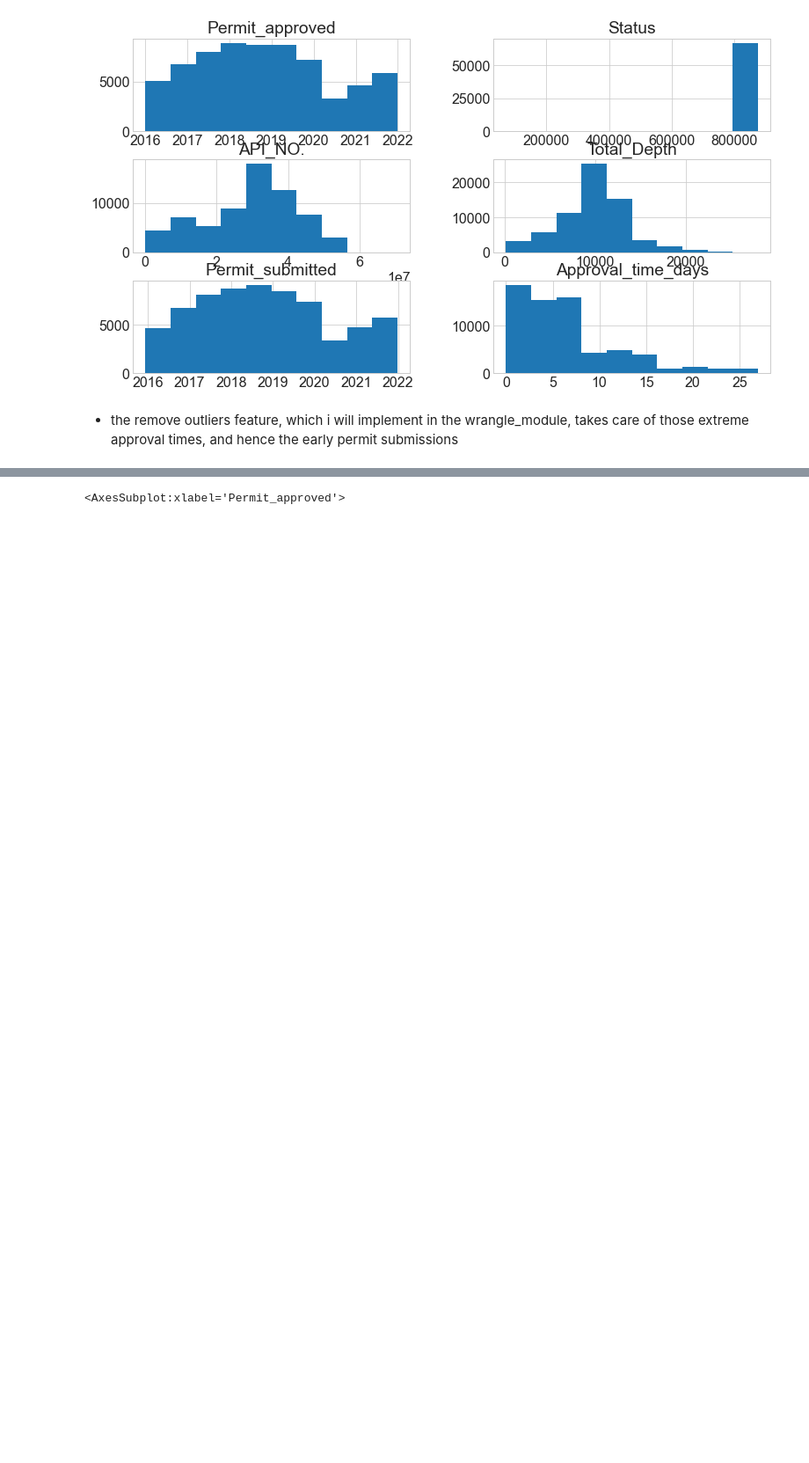
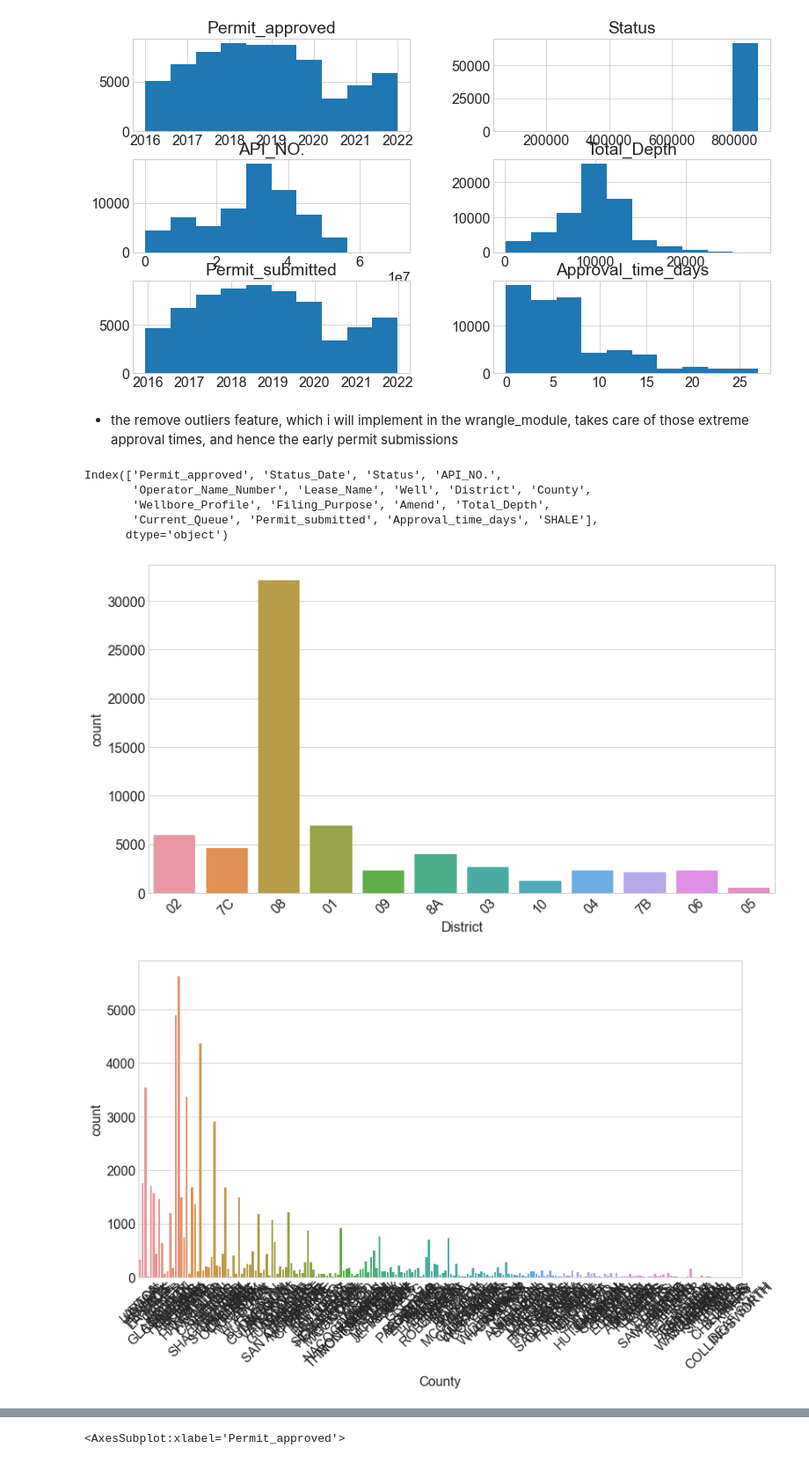
Before and after one commit to brianclements03/Individual_Project, a Jupyter notebook: EXPLORE.ipynb, the cells around one changed output, grey strips where cells are left out. Shown at 88% size. Drawn from its saved outputs; the diff is of its cells as text; code cells hidden in the pictures; blank space fills up the shorter version.

```diff
--- a/EXPLORE.ipynb
+++ b/EXPLORE.ipynb
@@ -198,3 +198,20 @@ array([[<AxesSubplot:title={'center':'Permit_approved'}>,
 [figure]
 # %% [markdown]
 - the remove outliers feature, which i will implement in the wrangle_module, takes care of those extreme approval times, and hence the early permit submissions
+# %%
+permits.columns
+# %% [output]
+Index(['Permit_approved', 'Status_Date', 'Status', 'API_NO.',
+       'Operator_Name_Number', 'Lease_Name', 'Well', 'District', 'County',
+       'Wellbore_Profile', 'Filing_Purpose', 'Amend', 'Total_Depth',
+       'Current_Queue', 'Permit_submitted', 'Approval_time_days', 'SHALE'],
+      dtype='object')
+# %%
+disc_vars = ['District', 'County','Wellbore_Profile', 'Filing_Purpose', 'Amend','SHALE']
+for var in disc_vars:
+    plt.figure()
+    sns.countplot(x=var,data=permits)
+    plt.xticks(rotation = 45)
+# %% [output]
+[figure, added]
+[figure, added]
```
Also changed, not shown: parts of 11 cells of this notebook, 1 other file.
